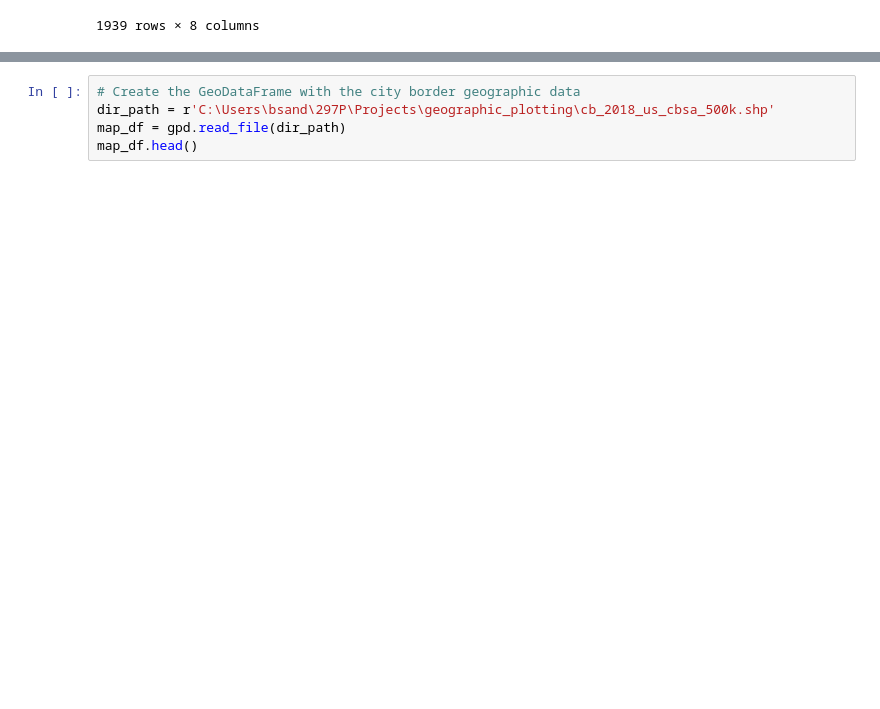
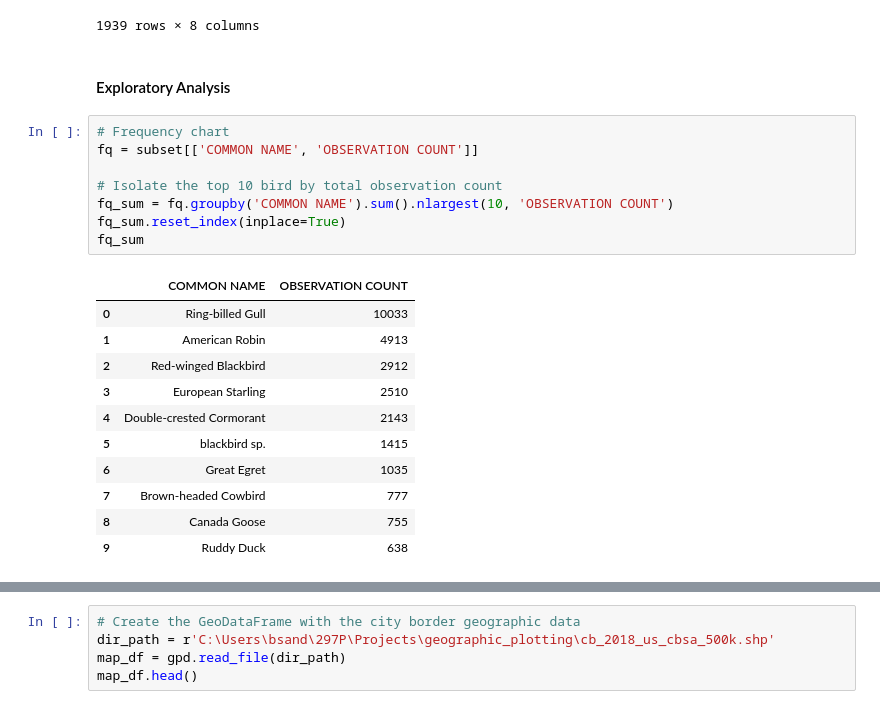
Before and after one commit to ben-sandham/maRaptors, a Jupyter notebook: montgomery_plotting.ipynb, the cells around one changed output, grey strips where cells are left out. Cells and saved outputs as stored; diff of their text form; blank space fills up the shorter version.

```diff
--- a/montgomery_plotting.ipynb
+++ b/montgomery_plotting.ipynb
@@ -63,3 +70,25 @@ See the caveats in the documentation: http://pandas.pydata.org/pandas-docs/stabl
 | 1937 | URN:CornellLabOfOrnithology:EBIRD... | Yellow-rumped Warbler | 2 | Montgomery | 01101 | 32.380433 | -86.230874 | ... |
 | 1938 | URN:CornellLabOfOrnithology:EBIRD... | Yellow-rumped Warbler | 1 | Montgomery | 01101 | 32.380433 | -86.230874 | ... |
 1939 rows × 8 columns
+# %% [markdown]
+#### Exploratory Analysis
+# %%
+# Frequency chart
+fq = subset[['COMMON NAME', 'OBSERVATION COUNT']]
+
+# Isolate the top 10 bird by total observation count
+fq_sum = fq.groupby('COMMON NAME').sum().nlargest(10, 'OBSERVATION COUNT')
+fq_sum.reset_index(inplace=True)
+fq_sum
+# %% [output]
+|  | COMMON NAME | OBSERVATION COUNT |
+| 0 | Ring-billed Gull | 10033 |
+| 1 | American Robin | 4913 |
+| 2 | Red-winged Blackbird | 2912 |
+| 3 | European Starling | 2510 |
+| 4 | Double-crested Cormorant | 2143 |
+| 5 | blackbird sp. | 1415 |
+| 6 | Great Egret | 1035 |
+| 7 | Brown-headed Cowbird | 777 |
+| 8 | Canada Goose | 755 |
+| 9 | Ruddy Duck | 638 |
```
Also changed, not shown: parts of 16 cells of this notebook.
